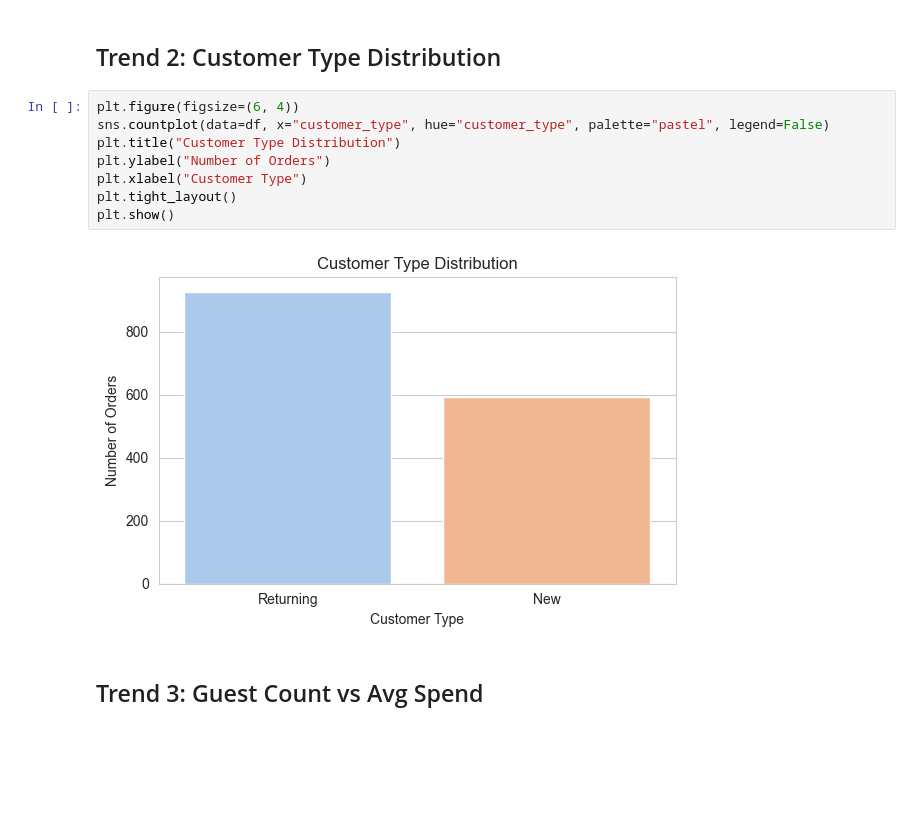
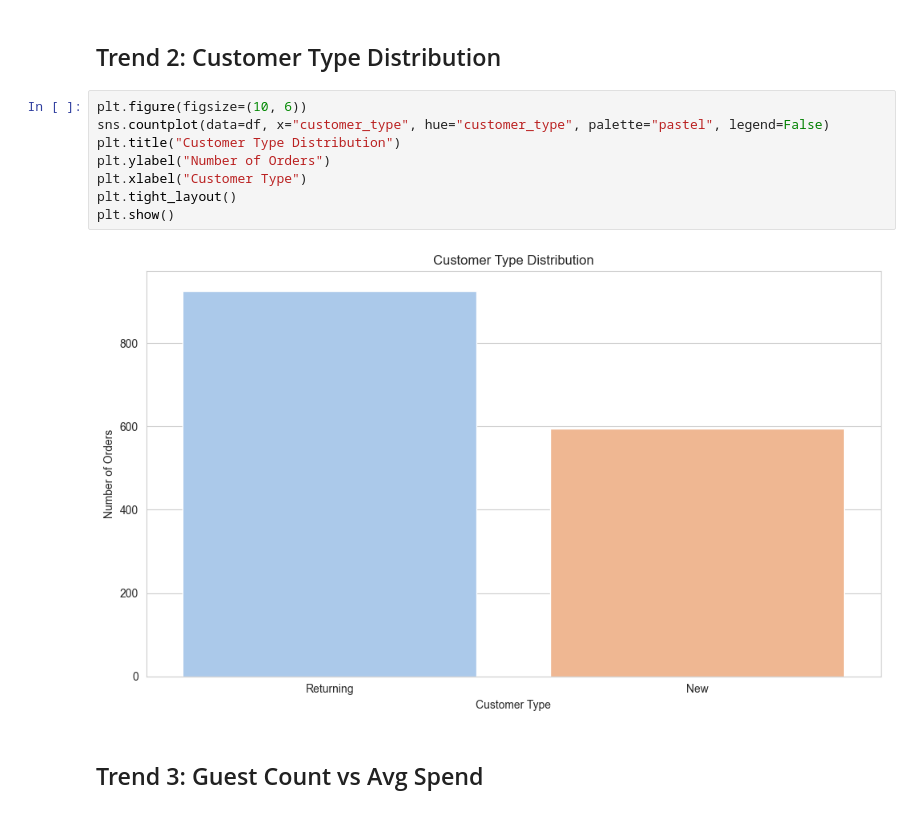
Before and after one commit to dereknir/AGCT_Cafe_Data_Analysis, a Jupyter notebook: notebooks/AGCT_analysis_visual.ipynb, the cells around one changed output. Drawn from its saved outputs; the diff is of its cells as text; blank space fills up the shorter version.

```diff
--- a/notebooks/AGCT_analysis_visual.ipynb
+++ b/notebooks/AGCT_analysis_visual.ipynb
@@ -63,15 +68,15 @@ plt.show()
 # %% [markdown]
 ## Trend 2: Customer Type Distribution
 # %%
-plt.figure(figsize=(6, 4))
+plt.figure(figsize=(10, 6))
 sns.countplot(data=df, x="customer_type", hue="customer_type", palette="pastel", legend=False)
 plt.title("Customer Type Distribution")
 plt.ylabel("Number of Orders")
 plt.xlabel("Customer Type")
 plt.tight_layout()
 plt.show()
 # %% [output]
-[figure, old version]
+[figure, new version]
 # %% [markdown]
 ## Trend 3: Guest Count vs Avg Spend
 # %%
```
Also changed, not shown: parts of 8 cells of this notebook.
